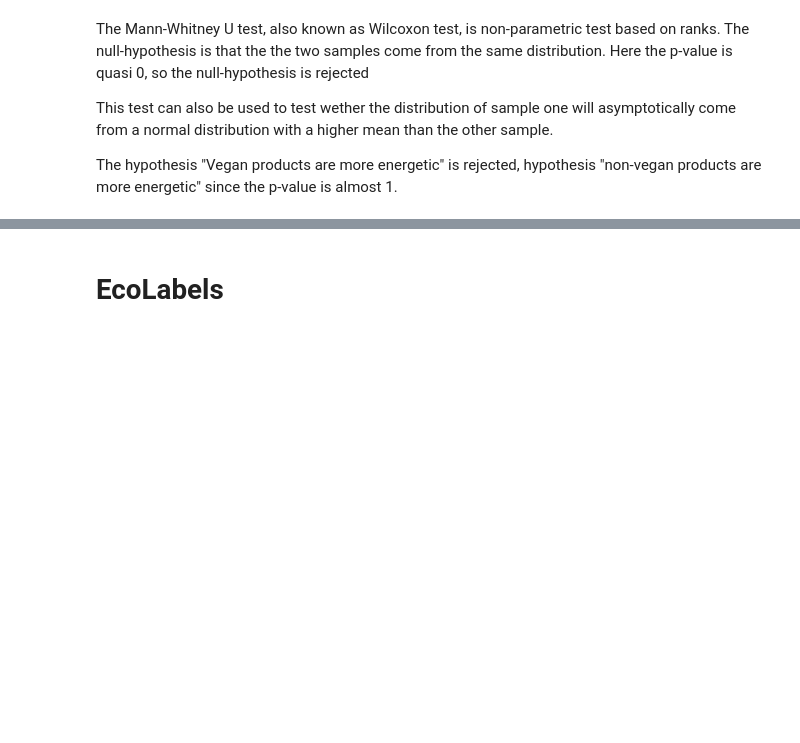
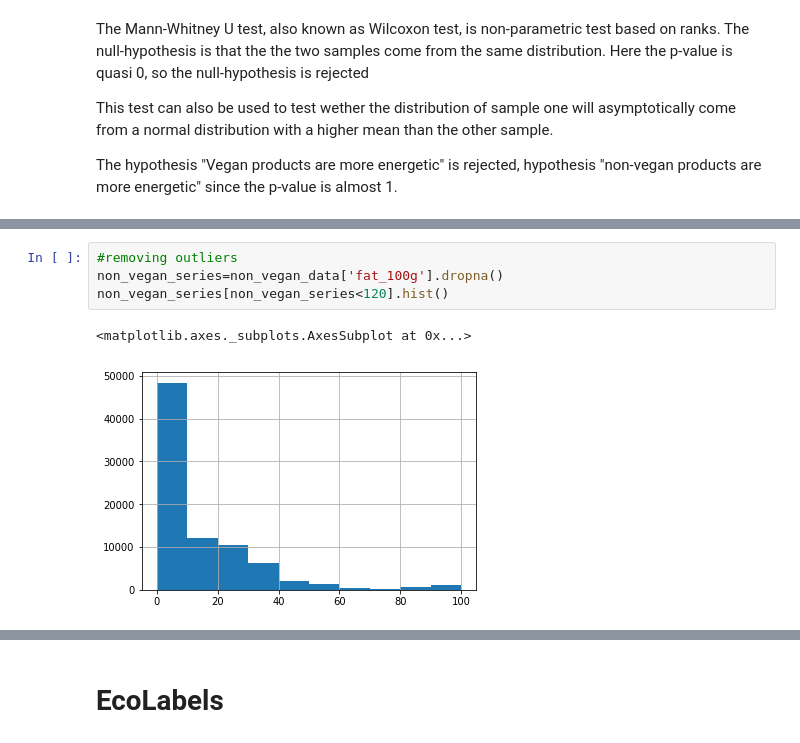
Before and after one commit to lanzrein/ada_project, a Jupyter notebook: Milestone2.ipynb, the cells around one changed output, grey strips where cells are left out. Saved outputs shown, nothing was run; the diff lists cells and outputs as text; blank space fills up the shorter version.

```diff
--- a/Milestone2.ipynb
+++ b/Milestone2.ipynb
@@ -657,0 +708,7 @@ The hypothesis "Vegan products are more energetic" is rejected, hypothesis "non-
+# %%
+#removing outliers
+non_vegan_series=non_vegan_data['fat_100g'].dropna()
+non_vegan_series[non_vegan_series<120].hist()
+# %% [output]
+<matplotlib.axes._subplots.AxesSubplot at 0x...>
+[figure, added]
```
Also changed, not shown: parts of 20 cells of this notebook.
